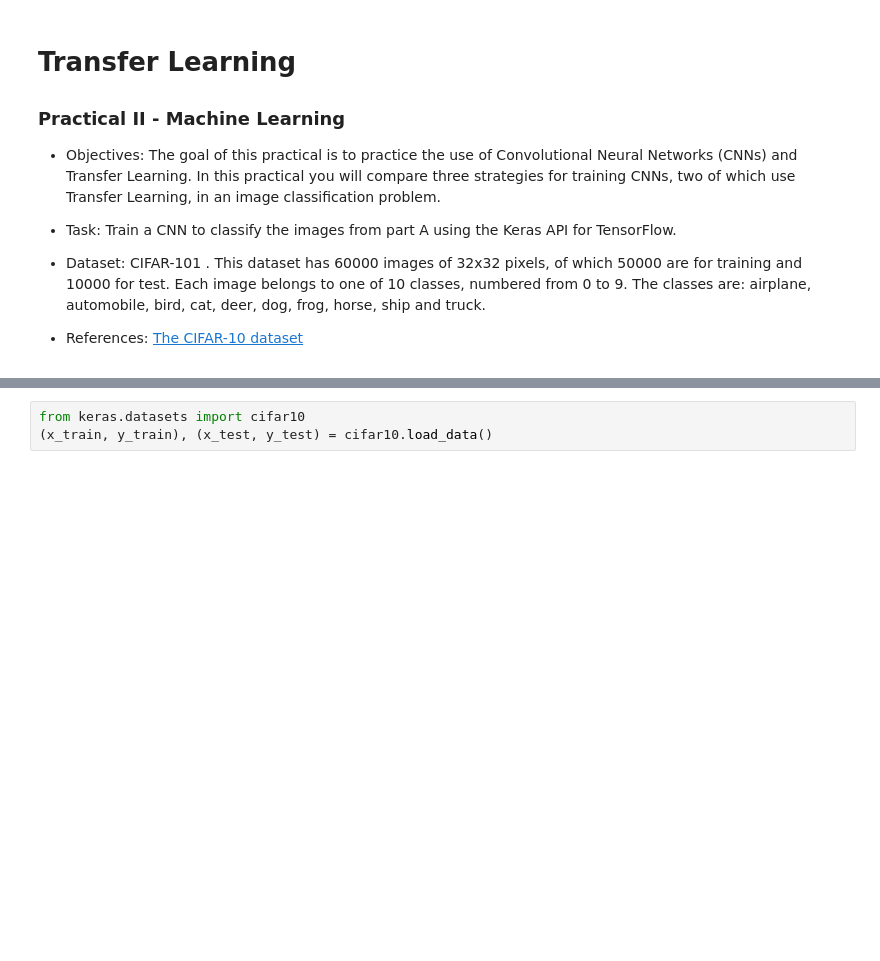
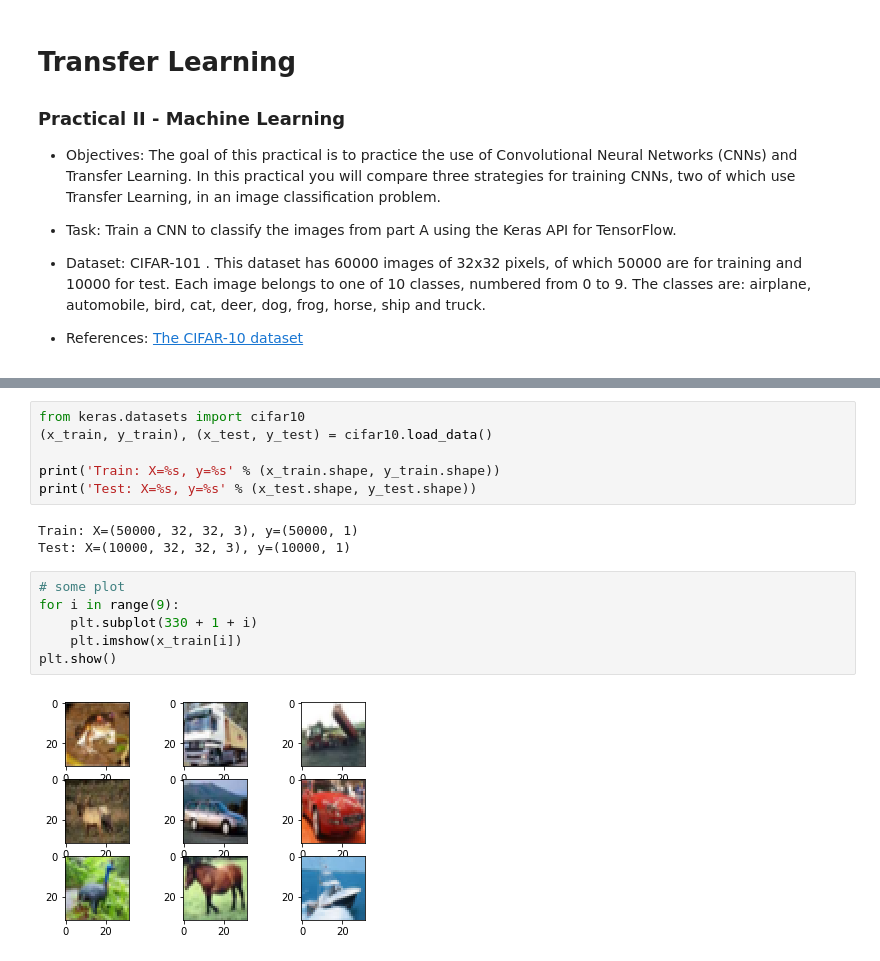
Before and after one commit to mirianfsilva/machine-learning-college-projects, a Jupyter notebook: deep-learning/transferLearning.ipynb, the cells around one changed output, grey strips where cells are left out. Saved outputs shown, nothing was run; the diff lists cells and outputs as text; blank space fills up the shorter version.

```diff
--- a/deep-learning/transferLearning.ipynb
+++ b/deep-learning/transferLearning.ipynb
@@ -41,3 +49,17 @@ def printmd(s):
 # %%
 from keras.datasets import cifar10
 (x_train, y_train), (x_test, y_test) = cifar10.load_data()
+
+print('Train: X=%s, y=%s' % (x_train.shape, y_train.shape))
+print('Test: X=%s, y=%s' % (x_test.shape, y_test.shape))
+# %% [output]
+Train: X=(50000, 32, 32, 3), y=(50000, 1)
+Test: X=(10000, 32, 32, 3), y=(10000, 1)
+# %%
+# some plot
+for i in range(9):
+	plt.subplot(330 + 1 + i)
+	plt.imshow(x_train[i])
+plt.show()
+# %% [output]
+[figure, added]
```
Also changed, not shown: parts of 2 cells of this notebook.
